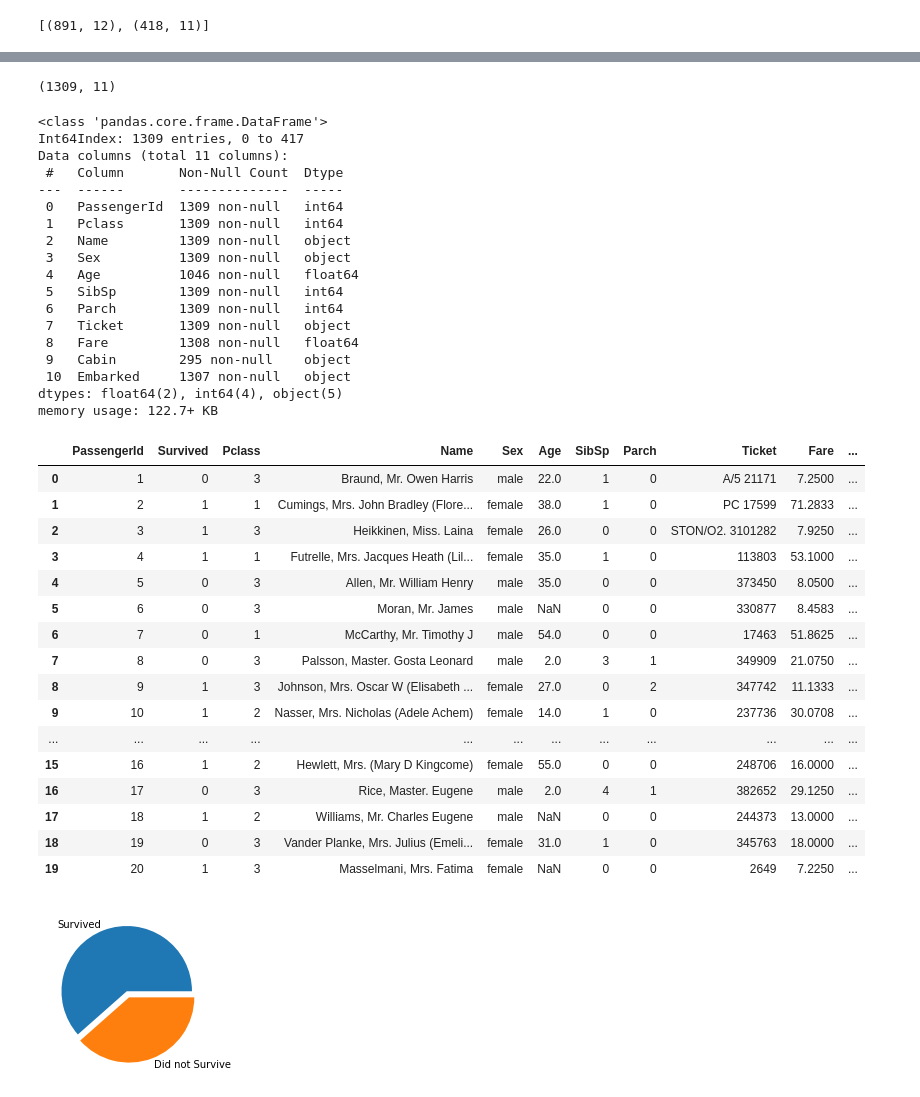
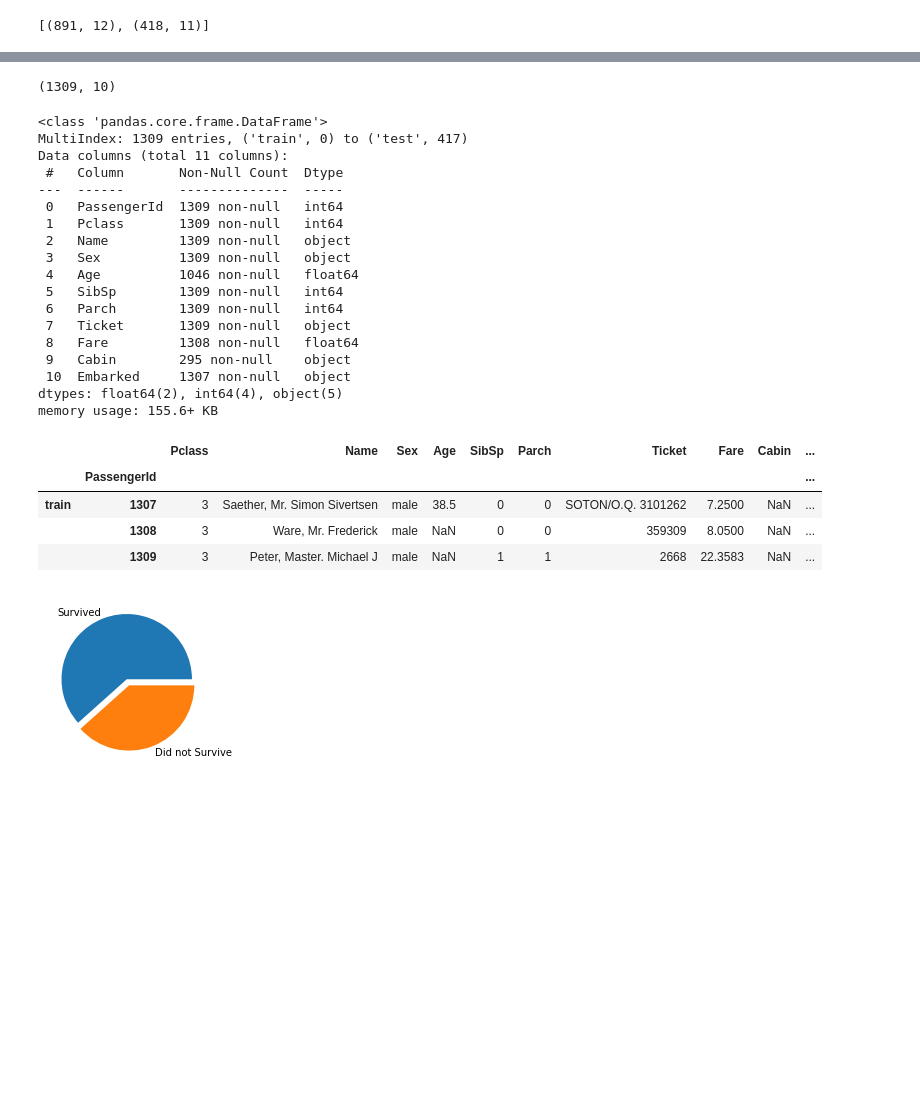
Before and after one commit to DevTeymur/Titanic-Dataset-Prediction-Model, a Jupyter notebook: titanic.ipynb, the cells around one changed output, grey strips where cells are left out. Cells and saved outputs as stored; diff of their text form; code cells hidden in the pictures; blank space fills up the shorter version.

```diff
--- a/titanic.ipynb
+++ b/titanic.ipynb
@@ -12,6 +36,9 @@ test=pd.read_csv('test.csv')
 [train.shape, test.shape]
 # %% [output]
 [(891, 12), (418, 11)]
+# %%
+train.set_index('PassengerId', inplace=True)
+test.set_index('PassengerId', inplace=True)
 # %%
 train.info()
 # %% [output]
@@ -58,14 +85,16 @@ memory usage: 36.0+ KB
+# %%
+train=train.drop('Survived', axis=1)
 # %%
-df=pd.concat([train.drop(['Survived'], axis=1), test])
+df=pd.concat([train, test], keys=['train', 'test'], axis=0)
 # %%
 df.shape
 # %% [output]
-(1309, 11)
+(1309, 10)
 # %%
 df.info()
 # %% [output]
 <class 'pandas.core.frame.DataFrame'>
-Int64Index: 1309 entries, 0 to 417
+MultiIndex: 1309 entries, ('train', 0) to ('test', 417)
 Data columns (total 11 columns):
  #   Column       Non-Null Count  Dtype
 ---  ------       --------------  -----
@@ -81,26 +110,14 @@ Data columns (total 11 columns):
  9   Cabin        295 non-null    object
  10  Embarked     1307 non-null   object
 dtypes: float64(2), int64(4), object(5)
-memory usage: 122.7+ KB
+memory usage: 155.6+ KB
 # %%
-train.head(20)
+df.tail(3)
 # %% [output]
-|  | PassengerId | Survived | Pclass | Name | Sex | Age | SibSp | Parch | Ticket | Fare | ... |
-| 0 | 1 | 0 | 3 | Braund, Mr. Owen Harris | male | 22.0 | 1 | 0 | A/5 21171 | 7.2500 | ... |
-| 1 | 2 | 1 | 1 | Cumings, Mrs. John Bradley (Flore... | female | 38.0 | 1 | 0 | PC 17599 | 71.2833 | ... |
-| 2 | 3 | 1 | 3 | Heikkinen, Miss. Laina | female | 26.0 | 0 | 0 | STON/O2. 3101282 | 7.9250 | ... |
-| 3 | 4 | 1 | 1 | Futrelle, Mrs. Jacques Heath (Lil... | female | 35.0 | 1 | 0 | 113803 | 53.1000 | ... |
-| 4 | 5 | 0 | 3 | Allen, Mr. William Henry | male | 35.0 | 0 | 0 | 373450 | 8.0500 | ... |
-| 5 | 6 | 0 | 3 | Moran, Mr. James | male | NaN | 0 | 0 | 330877 | 8.4583 | ... |
-| 6 | 7 | 0 | 1 | McCarthy, Mr. Timothy J | male | 54.0 | 0 | 0 | 17463 | 51.8625 | ... |
-| 7 | 8 | 0 | 3 | Palsson, Master. Gosta Leonard | male | 2.0 | 3 | 1 | 349909 | 21.0750 | ... |
-| 8 | 9 | 1 | 3 | Johnson, Mrs. Oscar W (Elisabeth ... | female | 27.0 | 0 | 2 | 347742 | 11.1333 | ... |
-| 9 | 10 | 1 | 2 | Nasser, Mrs. Nicholas (Adele Achem) | female | 14.0 | 1 | 0 | 237736 | 30.0708 | ... |
-| ... | ... | ... | ... | ... | ... | ... | ... | ... | ... | ... | ... |
-| 15 | 16 | 1 | 2 | Hewlett, Mrs. (Mary D Kingcome) | female | 55.0 | 0 | 0 | 248706 | 16.0000 | ... |
-| 16 | 17 | 0 | 3 | Rice, Master. Eugene | male | 2.0 | 4 | 1 | 382652 | 29.1250 | ... |
-| 17 | 18 | 1 | 2 | Williams, Mr. Charles Eugene | male | NaN | 0 | 0 | 244373 | 13.0000 | ... |
-| 18 | 19 | 0 | 3 | Vander Planke, Mrs. Julius (Emeli... | female | 31.0 | 1 | 0 | 345763 | 18.0000 | ... |
-| 19 | 20 | 1 | 3 | Masselmani, Mrs. Fatima | female | NaN | 0 | 0 | 2649 | 7.2250 | ... |
+|  |  | Pclass | Name | Sex | Age | SibSp | Parch | Ticket | Fare | Cabin | ... |
+|  | PassengerId |  |  |  |  |  |  |  |  |  | ... |
+| train | 1307 | 3 | Saether, Mr. Simon Sivertsen | male | 38.5 | 0 | 0 | SOTON/O.Q. 3101262 | 7.2500 | NaN | ... |
+|  | 1308 | 3 | Ware, Mr. Frederick | male | NaN | 0 | 0 | 359309 | 8.0500 | NaN | ... |
+|  | 1309 | 3 | Peter, Master. Michael J | male | NaN | 1 | 1 | 2668 | 22.3583 | NaN | ... |
 # %%
 fig, ax = plt.subplots(figsize=(5,3))
```
Also changed, not shown: parts of 65 cells of this notebook, 1 other file.
